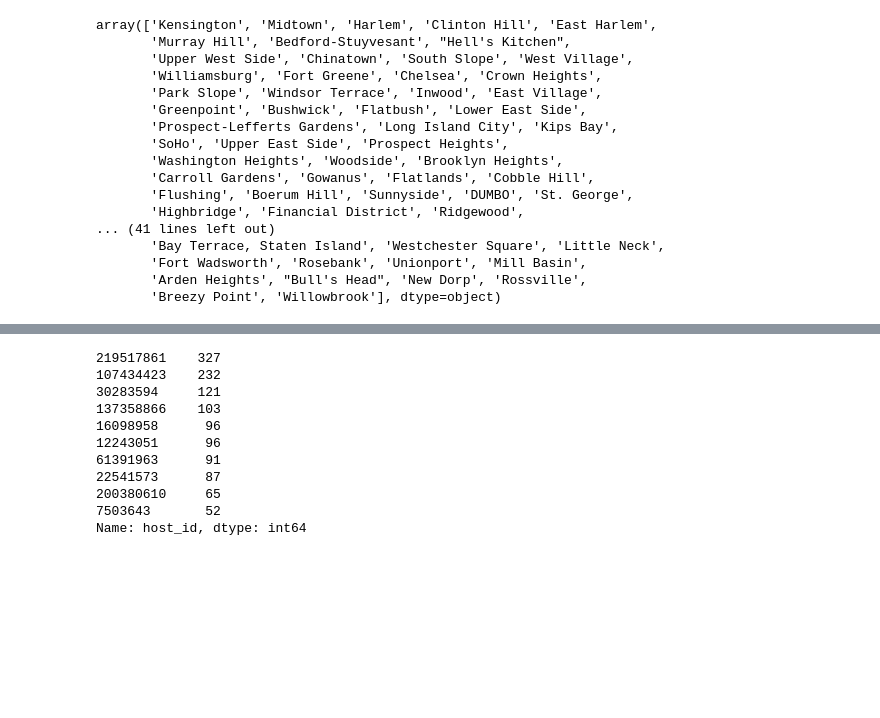
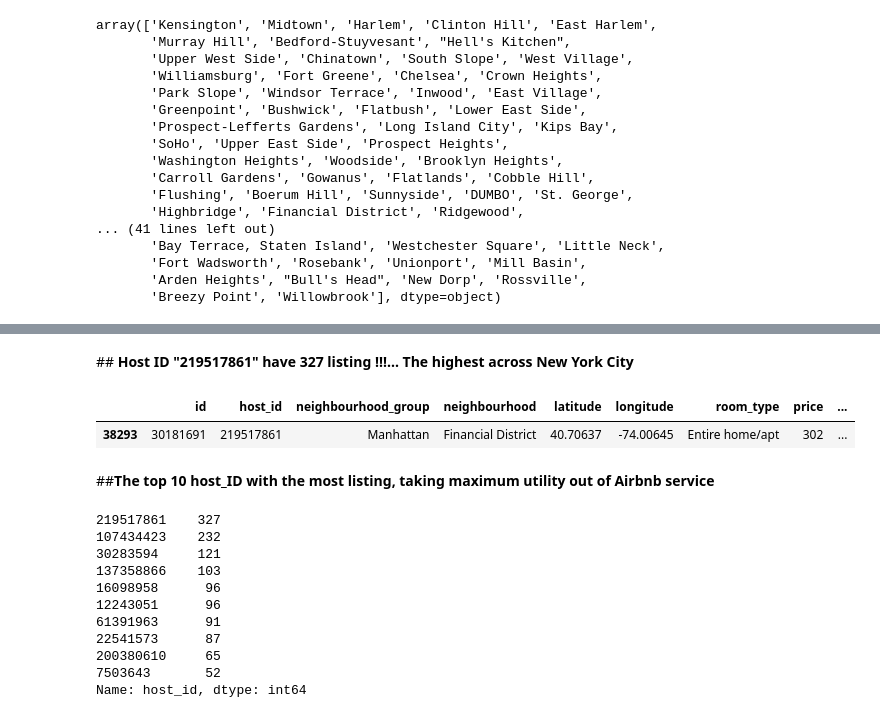
Before and after one commit to Ayaj-Ahmed/CAPSTONE-EDA, a Jupyter notebook: Airbnb_Bookings_EDA_Capstone_Project.ipynb, the cells around one changed output, grey strips where cells are left out. Saved outputs shown, nothing was run; the diff lists cells and outputs as text; code cells hidden in the pictures; blank space fills up the shorter version.

```diff
--- a/Airbnb_Bookings_EDA_Capstone_Project.ipynb
+++ b/Airbnb_Bookings_EDA_Capstone_Project.ipynb
@@ -144,3 +156,14 @@ array(['Kensington', 'Midtown', 'Harlem', 'Clinton Hill', 'East Harlem',
+# %% [markdown]
+##<b> Host ID "219517861" have 327 listing !!!... The highest across New York City</b>
+# %%
+#Lets find out the host with the maximum listing on Airbnb site for NYC
+top_host_check=airbnb.calculated_host_listings_count.max()
+airbnb.loc[airbnb['calculated_host_listings_count'] == top_host_check].head(1)
+# %% [output]
+|  | id | host_id | neighbourhood_group | neighbourhood | latitude | longitude | room_type | price | ... |
+| 38293 | 30181691 | 219517861 | Manhattan | Financial District | 40.70637 | -74.00645 | Entire home/apt | 302 | ... |
+# %% [markdown]
+##<b>The top 10 host_ID with the most listing, taking maximum utility out of Airbnb service
 # %%
 #Lets find the top 10 host_ID with the most listing, taking maximum utility out of Airbnb service
 top_10_host=airbnb.host_id.value_counts().head(10)
```
Also changed, not shown: parts of 22 cells of this notebook.
